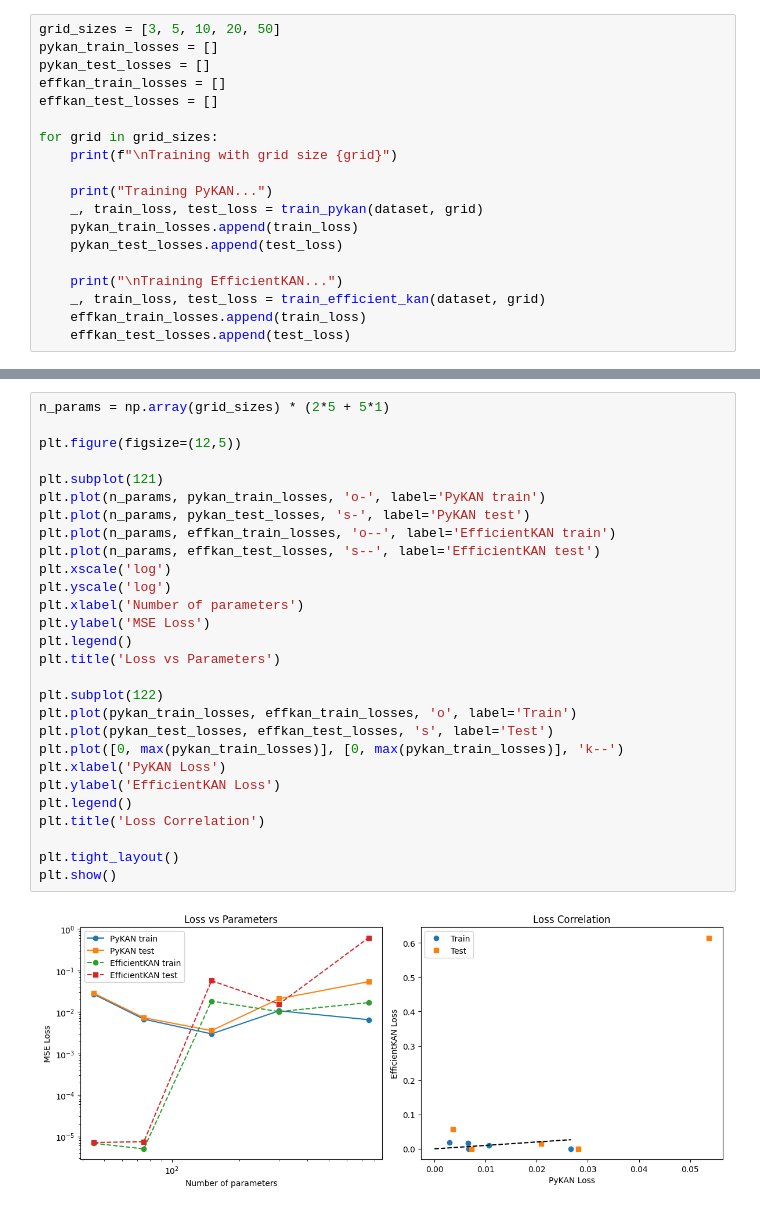
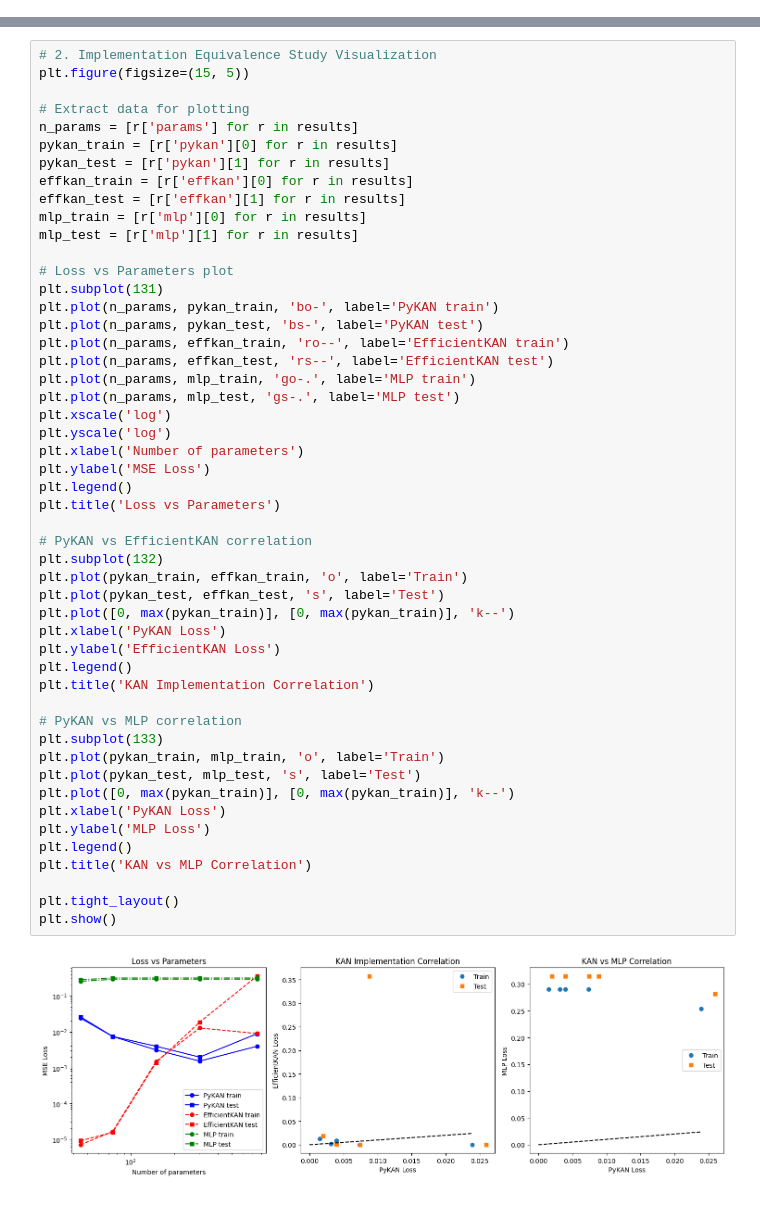
Before and after one commit to nicholaseruplarsen/KANs-timeseries, a Jupyter notebook: notebooks/KANs_simple_sin_approximation.ipynb, the cells around one changed output, grey strips where cells are left out. Cells and saved outputs as stored; diff of their text form.

```diff
--- a/notebooks/KANs_simple_sin_approximation.ipynb
+++ b/notebooks/KANs_simple_sin_approximation.ipynb
@@ -87,19 +260,0 @@ def train_efficient_kan(dataset, grid_size):
-# %%
-grid_sizes = [3, 5, 10, 20, 50]
-pykan_train_losses = []
-pykan_test_losses = []
-effkan_train_losses = []
-effkan_test_losses = []
-
-for grid in grid_sizes:
-    print(f"\nTraining with grid size {grid}")
-
-    print("Training PyKAN...")
-    _, train_loss, test_loss = train_pykan(dataset, grid)
-    pykan_train_losses.append(train_loss)
-    pykan_test_losses.append(test_loss)
-
-    print("\nTraining EfficientKAN...")
-    _, train_loss, test_loss = train_efficient_kan(dataset, grid)
-    effkan_train_losses.append(train_loss)
-    effkan_test_losses.append(test_loss)
@@ -144,30 +306,52 @@ Training EfficientKAN...
 # %%
-n_params = np.array(grid_sizes) * (2*5 + 5*1)
+# 2. Implementation Equivalence Study Visualization
+plt.figure(figsize=(15, 5))
 
-plt.figure(figsize=(12,5))
+# Extract data for plotting
+n_params = [r['params'] for r in results]
+pykan_train = [r['pykan'][0] for r in results]
+pykan_test = [r['pykan'][1] for r in results]
+effkan_train = [r['effkan'][0] for r in results]
+effkan_test = [r['effkan'][1] for r in results]
+mlp_train = [r['mlp'][0] for r in results]
+mlp_test = [r['mlp'][1] for r in results]
 
-plt.subplot(121)
-plt.plot(n_params, pykan_train_losses, 'o-', label='PyKAN train')
-plt.plot(n_params, pykan_test_losses, 's-', label='PyKAN test')
-plt.plot(n_params, effkan_train_losses, 'o--', label='EfficientKAN train')
-plt.plot(n_params, effkan_test_losses, 's--', label='EfficientKAN test')
+# Loss vs Parameters plot
+plt.subplot(131)
+plt.plot(n_params, pykan_train, 'bo-', label='PyKAN train')
+plt.plot(n_params, pykan_test, 'bs-', label='PyKAN test')
+plt.plot(n_params, effkan_train, 'ro--', label='EfficientKAN train')
+plt.plot(n_params, effkan_test, 'rs--', label='EfficientKAN test')
+plt.plot(n_params, mlp_train, 'go-.', label='MLP train')
+plt.plot(n_params, mlp_test, 'gs-.', label='MLP test')
 plt.xscale('log')
 plt.yscale('log')
 plt.xlabel('Number of parameters')
 plt.ylabel('MSE Loss')
 plt.legend()
 plt.title('Loss vs Parameters')
 
-plt.subplot(122)
-plt.plot(pykan_train_losses, effkan_train_losses, 'o', label='Train')
-plt.plot(pykan_test_losses, effkan_test_losses, 's', label='Test')
-plt.plot([0, max(pykan_train_losses)], [0, max(pykan_train_losses)], 'k--')
+# PyKAN vs EfficientKAN correlation
+plt.subplot(132)
+plt.plot(pykan_train, effkan_train, 'o', label='Train')
+plt.plot(pykan_test, effkan_test, 's', label='Test')
+plt.plot([0, max(pykan_train)], [0, max(pykan_train)], 'k--')
 plt.xlabel('PyKAN Loss')
 plt.ylabel('EfficientKAN Loss')
 plt.legend()
-plt.title('Loss Correlation')
+plt.title('KAN Implementation Correlation')
+
+# PyKAN vs MLP correlation
+plt.subplot(133)
+plt.plot(pykan_train, mlp_train, 'o', label='Train')
+plt.plot(pykan_test, mlp_test, 's', label='Test')
+plt.plot([0, max(pykan_train)], [0, max(pykan_train)], 'k--')
+plt.xlabel('PyKAN Loss')
+plt.ylabel('MLP Loss')
+plt.legend()
+plt.title('KAN vs MLP Correlation')
 
 plt.tight_layout()
 plt.show()
 # %% [output]
-[figure, old version]
+[figure, new version]
```
Also changed, not shown: parts of 28 cells of this notebook, 3 other files.
